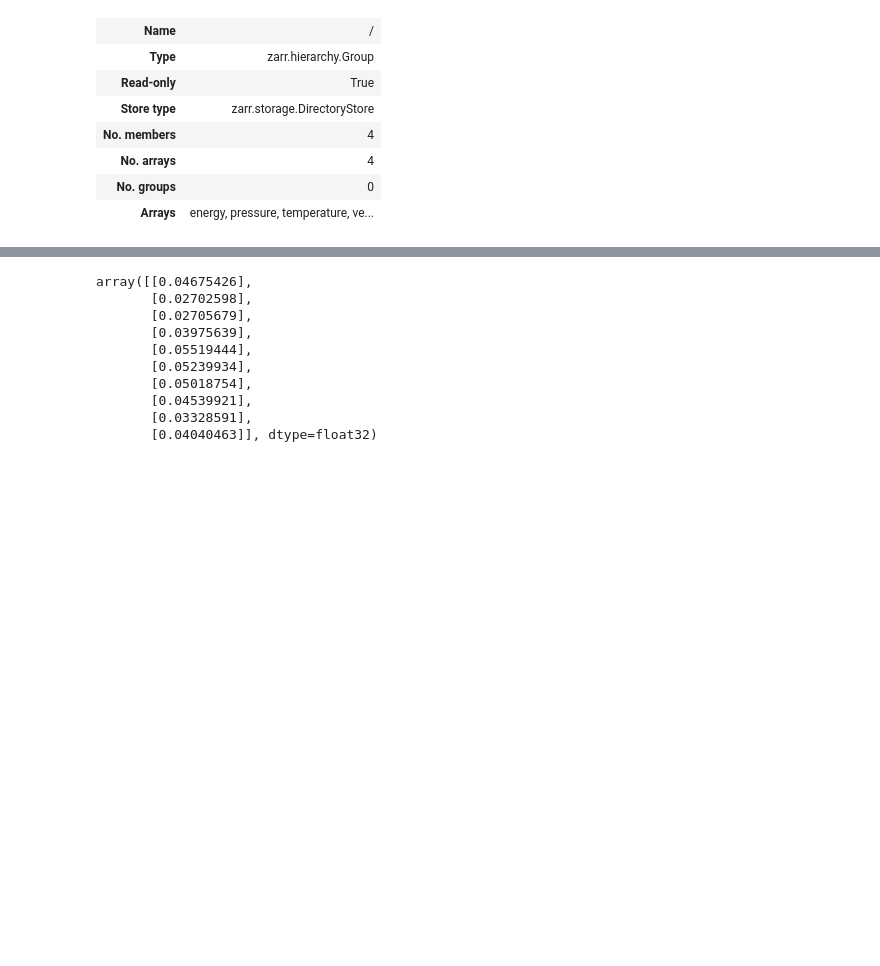
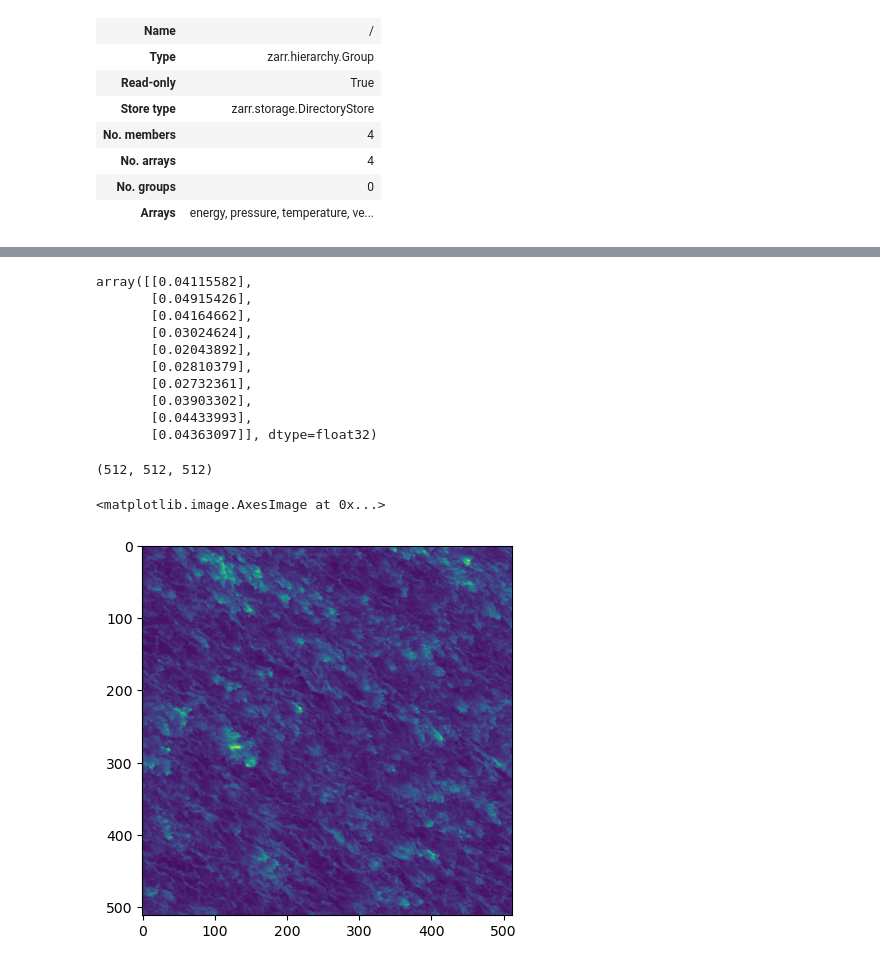
Before and after one commit to ariellubonja/ncar-zarr-code, a Jupyter notebook: debug_test_data_correctness.ipynb, the cells around one changed output, grey strips where cells are left out. Cells and saved outputs as stored; diff of their text form; code cells hidden in the pictures; blank space fills up the shorter version.

```diff
--- a/debug_test_data_correctness.ipynb
+++ b/debug_test_data_correctness.ipynb
@@ -15,9 +15,9 @@ from IPython.core.debugger import set_trace
 config = {}
 with open('tests/config.yaml', 'r') as file:
     config = yaml.safe_load(file)
-dataset_name = os.environ.get('DATASET', 'NCAR-High-Rate-1')
-start_timestep = int(os.environ.get('START_TIMESTEP', 0))
-end_timestep = int(os.environ.get('END_TIMESTEP', 2))
+dataset_name = os.environ.get('DATASET', 'NCAR-Low-Rate')
+start_timestep = int(os.environ.get('START_TIMESTEP', 1))
+end_timestep = int(os.environ.get('END_TIMESTEP', 1))
 
 
 # Cannot call class method using Parameterized, so have to add this fn. outside the class
@@ -243,3 +243,7 @@ zarr_09.info
 | No. arrays | 4 |
 | No. groups | 0 |
 | Arrays | energy, pressure, temperature, ve... |
+# %%
+zarr_np = np.array(zarr_09['energy'])
+# %%
+zarr_np = np.squeeze(zarr_np)
@@ -246,13 +273,13 @@ zarr_09.info
 # %%
 zarr_09['energy'][:10,0,0]
 # %% [output]
-array([[0.04675426],
-       [0.02702598],
-       [0.02705679],
-       [0.03975639],
-       [0.05519444],
-       [0.05239934],
-       [0.05018754],
-       [0.04539921],
-       [0.03328591],
-       [0.04040463]], dtype=float32)
+array([[0.04115582],
+       [0.04915426],
+       [0.04164662],
+       [0.03024624],
+       [0.02043892],
+       [0.02810379],
+       [0.02732361],
+       [0.03903302],
+       [0.04433993],
+       [0.04363097]], dtype=float32)
@@ -258,0 +288,9 @@ array([[0.04675426],
+# %%
+zarr_np.shape
+# %% [output]
+(512, 512, 512)
+# %%
+plt.imshow(zarr_np[0,:,:])
+# %% [output]
+<matplotlib.image.AxesImage at 0x...>
+[figure, added]
```
Also changed, not shown: parts of 23 cells of this notebook.
